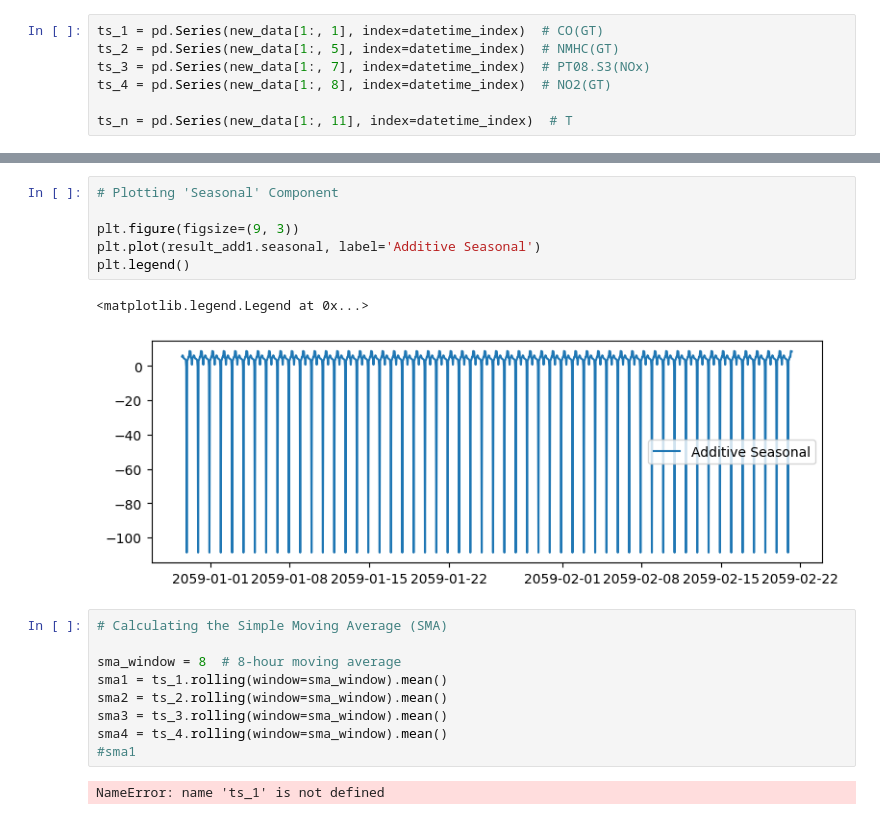
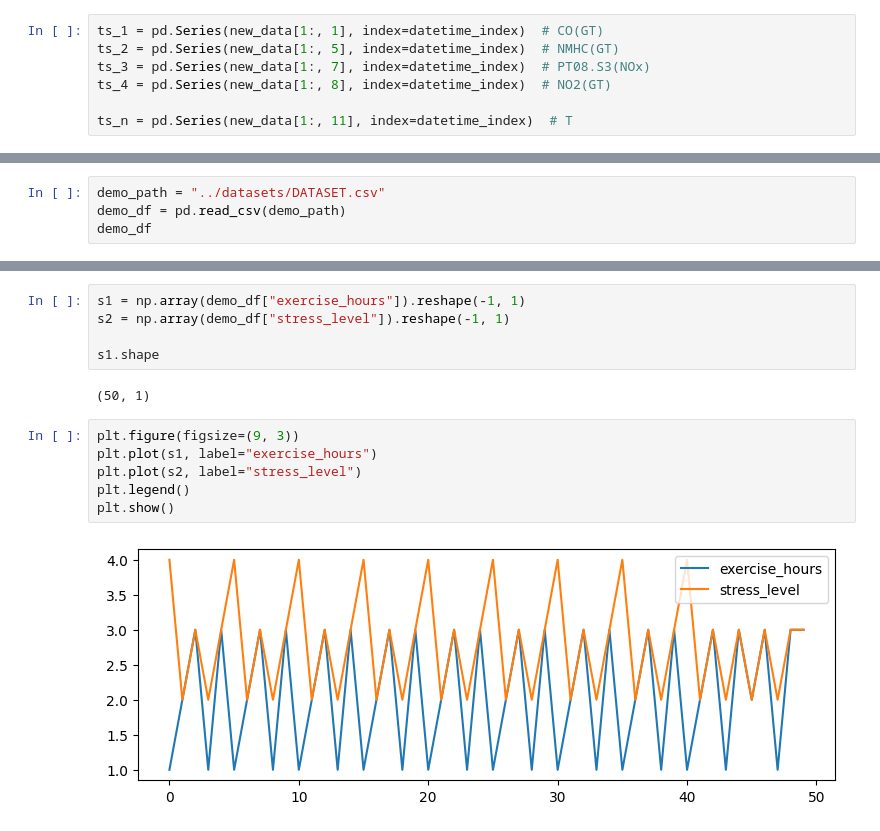
Before and after one commit to owuordickson/t-graank, a Jupyter notebook: analysis/timeseries_analysis.ipynb, the cells around one changed output, grey strips where cells are left out. Cells and saved outputs as stored; diff of their text form.

```diff
--- a/analysis/timeseries_analysis.ipynb
+++ b/analysis/timeseries_analysis.ipynb
@@ -353,0 +118,4 @@ Cosine Similarity (ZScore): 0.38503648468374496
+# %%
+demo_path = "../datasets/DATASET.csv"
+demo_df = pd.read_csv(demo_path)
+demo_df
@@ -354,20 +146,15 @@ Cosine Similarity (ZScore): 0.38503648468374496
+# %%
+s1 = np.array(demo_df["exercise_hours"]).reshape(-1, 1)
+s2 = np.array(demo_df["stress_level"]).reshape(-1, 1)
+
+s1.shape
+# %% [output]
+(50, 1)
 # %%
-# Plotting 'Seasonal' Component
-
 plt.figure(figsize=(9, 3))
-plt.plot(result_add1.seasonal, label='Additive Seasonal')
+plt.plot(s1, label="exercise_hours")
+plt.plot(s2, label="stress_level")
 plt.legend()
+plt.show()
 # %% [output]
-<matplotlib.legend.Legend at 0x...>
-[figure, old version]
+[figure, new version]
-# %%
-# Calculating the Simple Moving Average (SMA)
-
-sma_window = 8  # 8-hour moving average
-sma1 = ts_1.rolling(window=sma_window).mean()
-sma2 = ts_2.rolling(window=sma_window).mean()
-sma3 = ts_3.rolling(window=sma_window).mean()
-sma4 = ts_4.rolling(window=sma_window).mean()
-#sma1
-# %% [output]
-NameError: name 'ts_1' is not defined
```
Also changed, not shown: parts of 22 cells of this notebook, 5 other files.
